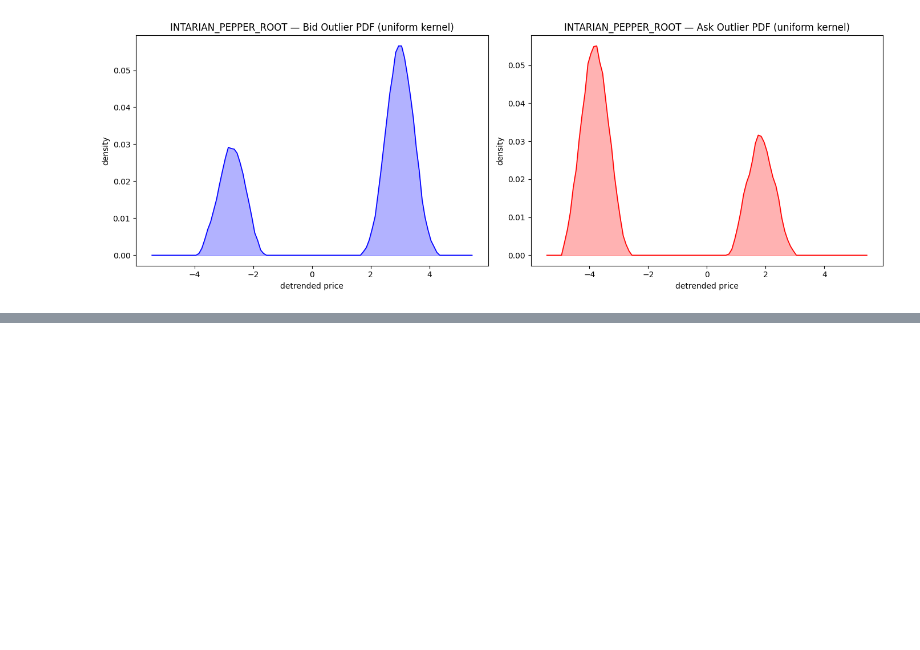
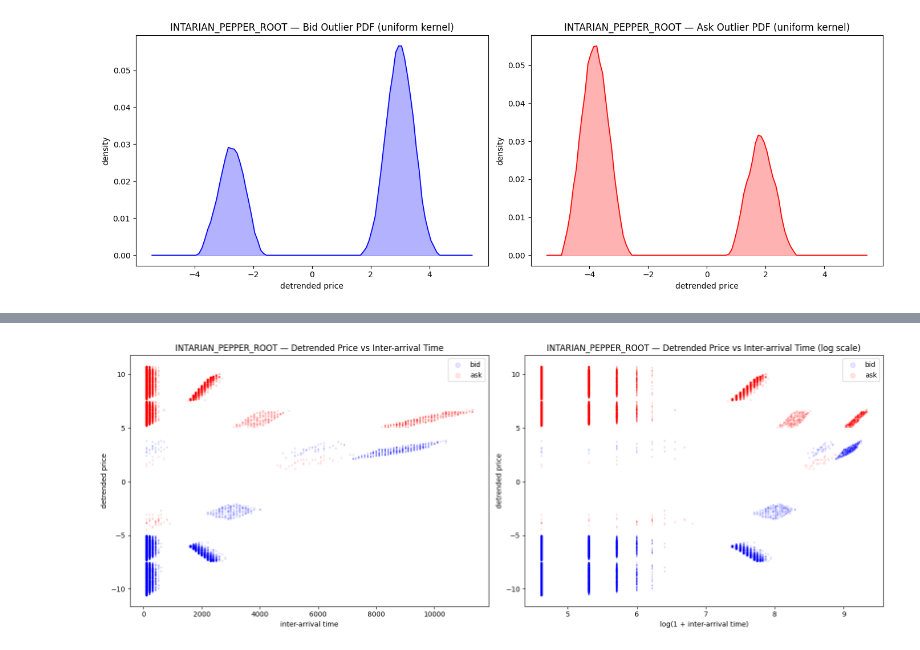
Before and after one commit to Mantech-co/PROSPERITY4, a Jupyter notebook: analysis/intarian_root_analysis.ipynb, the cells around one changed output, grey strips where cells are left out. Cells and saved outputs as stored; diff of their text form; code cells hidden in the pictures; blank space fills up the shorter version.

Commit message:
data analysis ipynb

```diff
--- a/analysis/intarian_root_analysis.ipynb
+++ b/analysis/intarian_root_analysis.ipynb
@@ -318,0 +345,36 @@ plt.show()
+# %%
+# Detrended price vs inter-arrival time
+def inter_arrival_records(ob):
+    rows = []
+    for price_val, grp in ob.groupby('price'):
+        grp_sorted = grp.sort_values('global_ts')
+        ts_arr = grp_sorted['global_ts'].values
+        dt_arr = grp_sorted['detrended'].values
+        if len(ts_arr) < 2:
+            continue
+        diffs = np.diff(ts_arr)
+        for j, d in enumerate(diffs):
+            if d > 0:
+                rows.append({'detrended_price': dt_arr[j], 'inter_arrival': d})
+    return pd.DataFrame(rows)
+
+bid_df = inter_arrival_records(bid_ob)
+ask_df = inter_arrival_records(ask_ob)
+
+fig, axes = plt.subplots(1, 2, figsize=(16, 6))
+
+for ax, xdata_fn in zip(axes, [lambda df: df['inter_arrival'], lambda df: np.log1p(df['inter_arrival'])]):
+    ax.scatter(xdata_fn(bid_df), bid_df['detrended_price'], alpha=0.1, s=3, color='blue', label='bid')
+    ax.scatter(xdata_fn(ask_df), ask_df['detrended_price'], alpha=0.1, s=3, color='red',  label='ask')
+    ax.set_ylabel('detrended price')
+    ax.legend(markerscale=4)
+
+axes[0].set_xlabel('inter-arrival time')
+axes[0].set_title(f'{PRODUCT} — Detrended Price vs Inter-arrival Time')
+axes[1].set_xlabel('log(1 + inter-arrival time)')
+axes[1].set_title(f'{PRODUCT} — Detrended Price vs Inter-arrival Time (log scale)')
+
+plt.tight_layout()
+plt.show()
+# %% [output]
+[figure, added]
```
Also changed, not shown: parts of 4 cells of this notebook.
